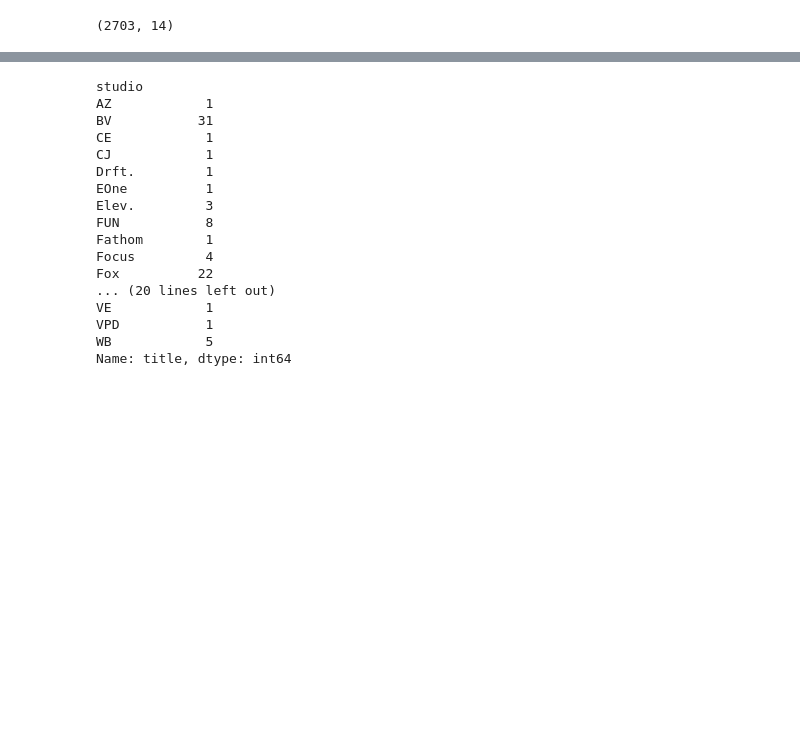
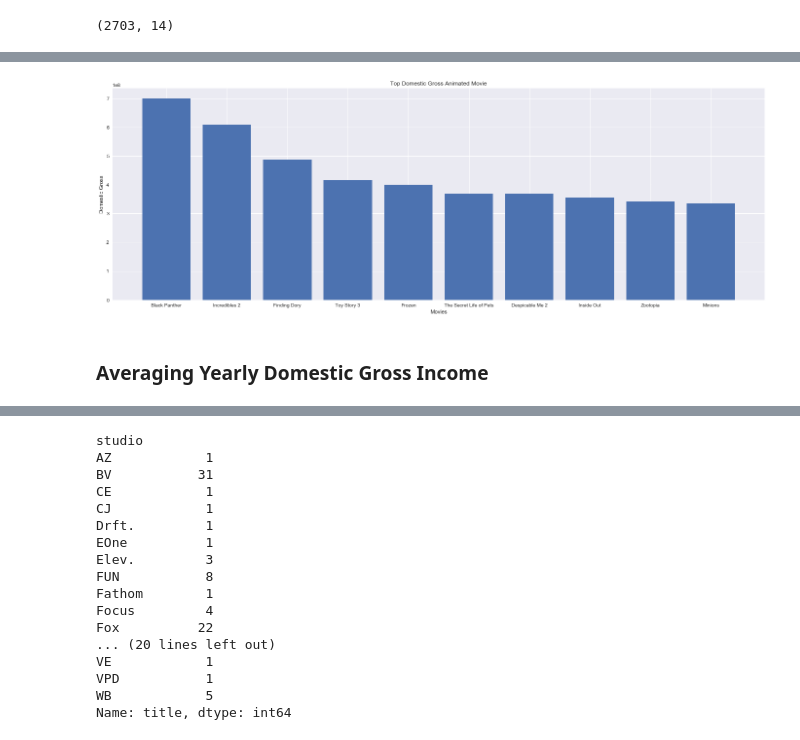
Before and after one commit to AMiNo-13/Movie-Recommendation-Project, a Jupyter notebook: Mod_1_Project.ipynb, the cells around one changed output, grey strips where cells are left out. Cells and saved outputs as stored; diff of their text form; code cells hidden in the pictures; blank space fills up the shorter version.

```diff
--- a/Mod_1_Project.ipynb
+++ b/Mod_1_Project.ipynb
@@ -347,0 +370,2 @@ df_Mer2.shape
+# %%
+df_df_Mer2sortedbygross=df_Mer2.sort_values(by="domestic_gross", ascending=False).head(10).reset_index(drop=True)
@@ -347,0 +386,3 @@ df_Mer2.shape
+# %%
+Y=df_df_Mer2sortedbygross.domestic_gross
+X=df_df_Mer2sortedbygross.title
@@ -347,0 +417,10 @@ df_Mer2.shape
+# %%
+figure, ax=plt.subplots(figsize=(24,8))
+ax.bar(X,Y)
+ax.set_title('Top Domestic Gross Animated Movie')
+ax.set_xlabel('Movies')
+ax.set_ylabel('Domestic Gross');
+# %% [output]
+[figure, added]
+# %% [markdown]
+### Averaging Yearly Domestic Gross Income
```
Also changed, not shown: parts of 68 cells of this notebook.
